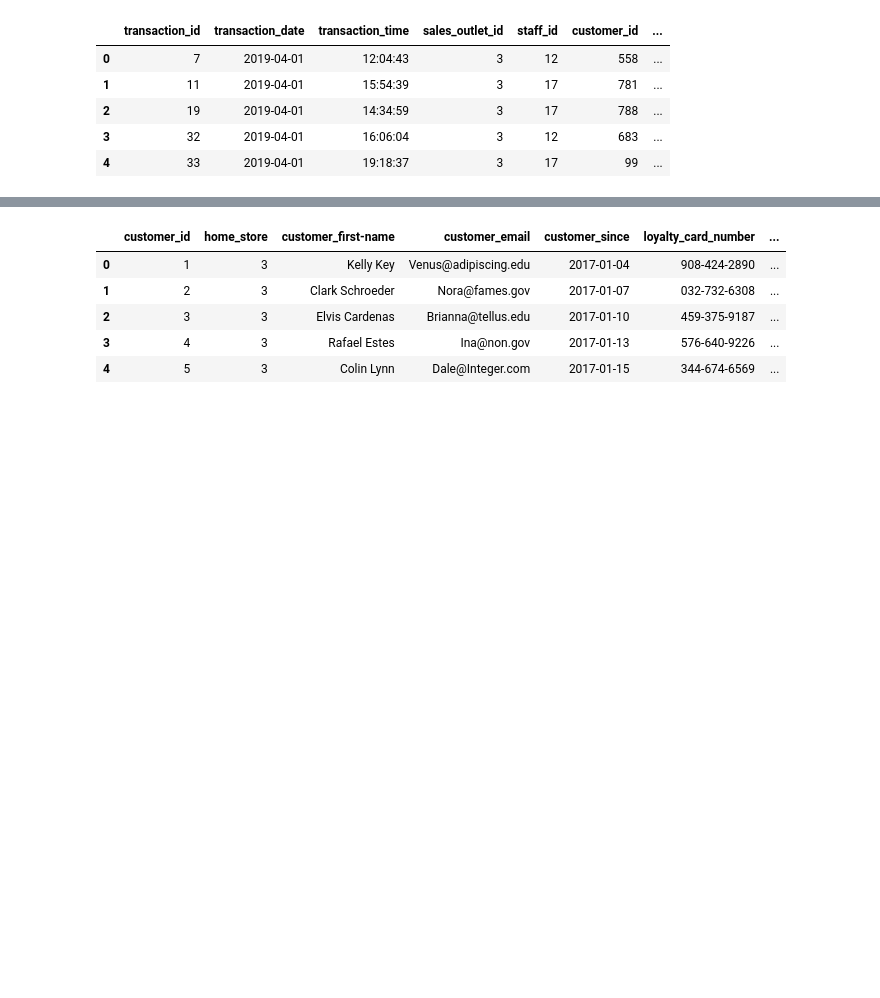
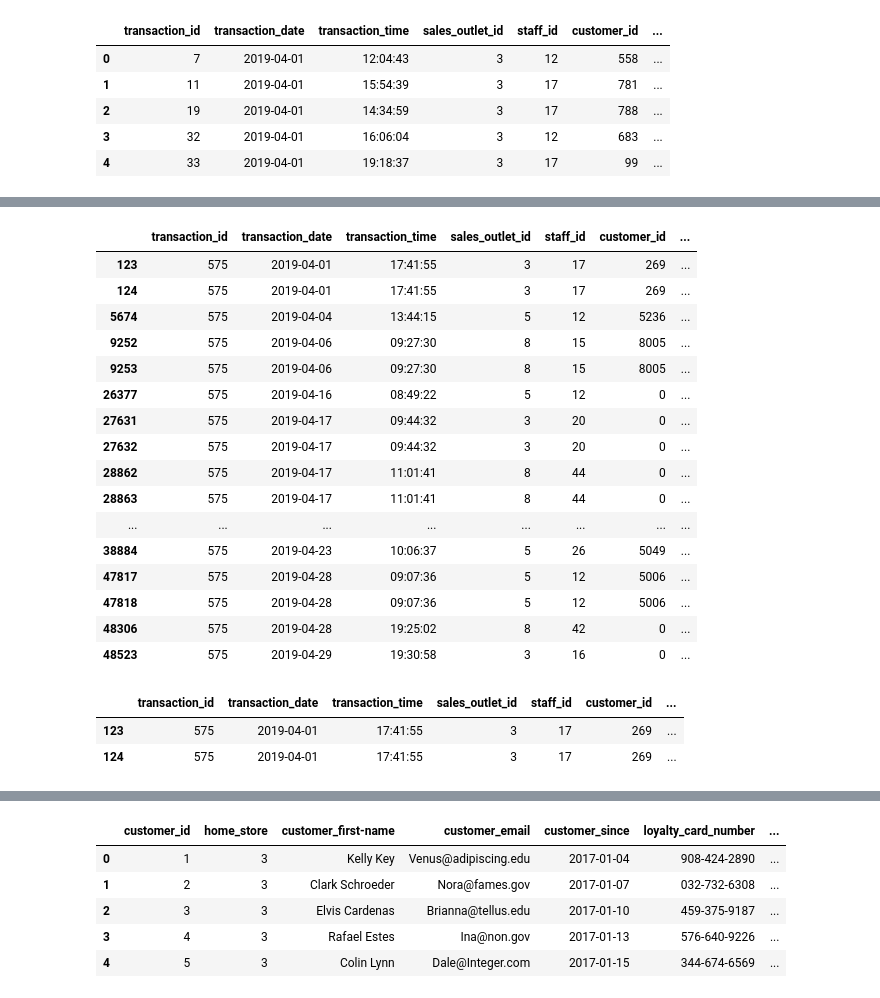
Before and after one commit to coffee-shop-analysis/coffee_project, a Jupyter notebook: acquire.ipynb, the cells around one changed output, grey strips where cells are left out. Cells and saved outputs as stored; diff of their text form; code cells hidden in the pictures; blank space fills up the shorter version.

```diff
--- a/acquire.ipynb
+++ b/acquire.ipynb
@@ -53,0 +92,26 @@ Name: transaction_date, dtype: int64
+# %%
+sales[sales.transaction_id == 575]
+# %% [output]
+|  | transaction_id | transaction_date | transaction_time | sales_outlet_id | staff_id | customer_id | ... |
+| 123 | 575 | 2019-04-01 | 17:41:55 | 3 | 17 | 269 | ... |
+| 124 | 575 | 2019-04-01 | 17:41:55 | 3 | 17 | 269 | ... |
+| 5674 | 575 | 2019-04-04 | 13:44:15 | 5 | 12 | 5236 | ... |
+| 9252 | 575 | 2019-04-06 | 09:27:30 | 8 | 15 | 8005 | ... |
+| 9253 | 575 | 2019-04-06 | 09:27:30 | 8 | 15 | 8005 | ... |
+| 26377 | 575 | 2019-04-16 | 08:49:22 | 5 | 12 | 0 | ... |
+| 27631 | 575 | 2019-04-17 | 09:44:32 | 3 | 20 | 0 | ... |
+| 27632 | 575 | 2019-04-17 | 09:44:32 | 3 | 20 | 0 | ... |
+| 28862 | 575 | 2019-04-17 | 11:01:41 | 8 | 44 | 0 | ... |
+| 28863 | 575 | 2019-04-17 | 11:01:41 | 8 | 44 | 0 | ... |
+| ... | ... | ... | ... | ... | ... | ... | ... |
+| 38884 | 575 | 2019-04-23 | 10:06:37 | 5 | 26 | 5049 | ... |
+| 47817 | 575 | 2019-04-28 | 09:07:36 | 5 | 12 | 5006 | ... |
+| 47818 | 575 | 2019-04-28 | 09:07:36 | 5 | 12 | 5006 | ... |
+| 48306 | 575 | 2019-04-28 | 19:25:02 | 8 | 42 | 0 | ... |
+| 48523 | 575 | 2019-04-29 | 19:30:58 | 3 | 16 | 0 | ... |
+# %%
+sales[sales.transaction_date == '2019-04-01'][sales.transaction_time == '17:41:55']
+# %% [output]
+|  | transaction_id | transaction_date | transaction_time | sales_outlet_id | staff_id | customer_id | ... |
+| 123 | 575 | 2019-04-01 | 17:41:55 | 3 | 17 | 269 | ... |
+| 124 | 575 | 2019-04-01 | 17:41:55 | 3 | 17 | 269 | ... |
```
Also changed, not shown: parts of 22 cells of this notebook.
